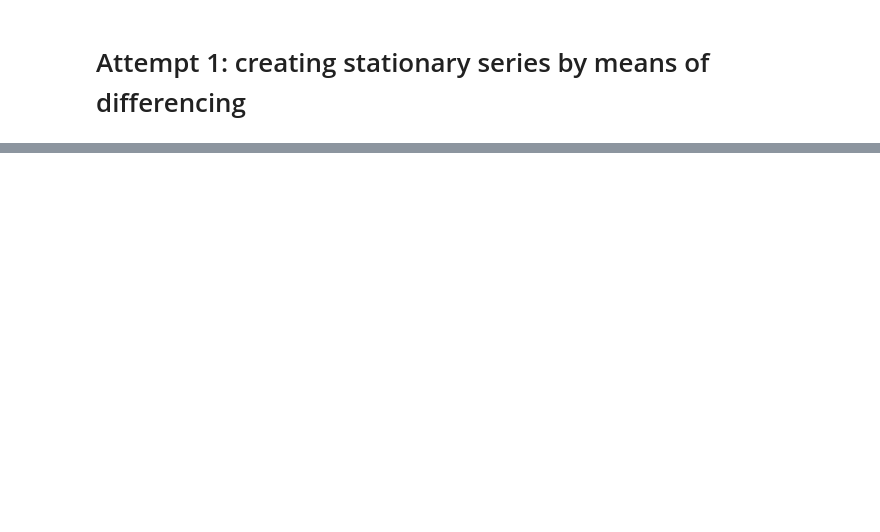
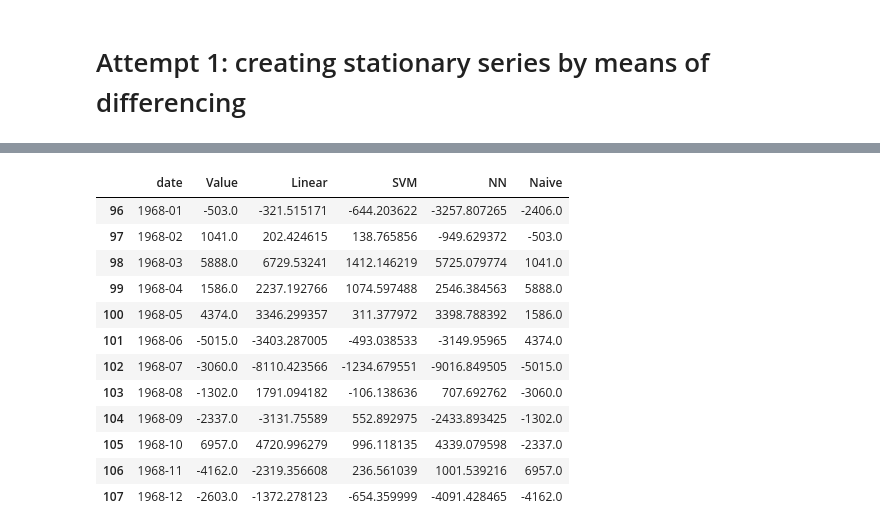
Before and after one commit to tristanmckechnie/tristan_meng_data_science, a Jupyter notebook: differencing_one_dimensional.ipynb, the cells around one changed output, grey strips where cells are left out. Cells and saved outputs as stored; diff of their text form; code cells hidden in the pictures; blank space fills up the shorter version.

```diff
--- a/differencing_one_dimensional.ipynb
+++ b/differencing_one_dimensional.ipynb
@@ -221 +280,17 @@ Canvas(toolbar=Toolbar(toolitems=[('Home', 'Reset original view', 'home', 'home'
+# %%
+tabulated_results_1.iloc[-split:,:]
+# %% [output]
+|  | date | Value | Linear | SVM | NN | Naive |
+| 96 | 1968-01 | -503.0 | -321.515171 | -644.203622 | -3257.807265 | -2406.0 |
+| 97 | 1968-02 | 1041.0 | 202.424615 | 138.765856 | -949.629372 | -503.0 |
+| 98 | 1968-03 | 5888.0 | 6729.53241 | 1412.146219 | 5725.079774 | 1041.0 |
+| 99 | 1968-04 | 1586.0 | 2237.192766 | 1074.597488 | 2546.384563 | 5888.0 |
+| 100 | 1968-05 | 4374.0 | 3346.299357 | 311.377972 | 3398.788392 | 1586.0 |
+| 101 | 1968-06 | -5015.0 | -3403.287005 | -493.038533 | -3149.95965 | 4374.0 |
+| 102 | 1968-07 | -3060.0 | -8110.423566 | -1234.679551 | -9016.849505 | -5015.0 |
+| 103 | 1968-08 | -1302.0 | 1791.094182 | -106.138636 | 707.692762 | -3060.0 |
+| 104 | 1968-09 | -2337.0 | -3131.75589 | 552.892975 | -2433.893425 | -1302.0 |
+| 105 | 1968-10 | 6957.0 | 4720.996279 | 996.118135 | 4339.079598 | -2337.0 |
+| 106 | 1968-11 | -4162.0 | -2319.356608 | 236.561039 | 1001.539216 | 6957.0 |
+| 107 | 1968-12 | -2603.0 | -1372.278123 | -654.359999 | -4091.428465 | -4162.0 |
 # %%
```
Also changed, not shown: parts of 12 cells of this notebook, 7 other files.
